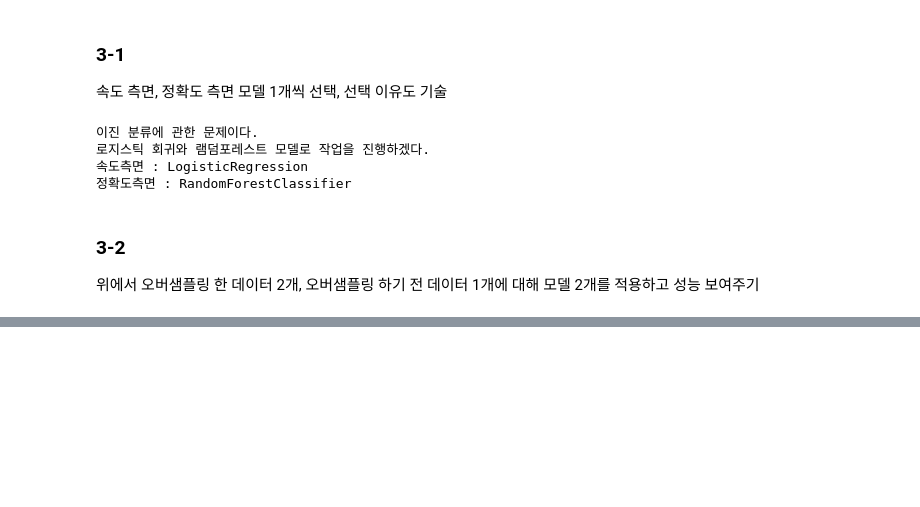
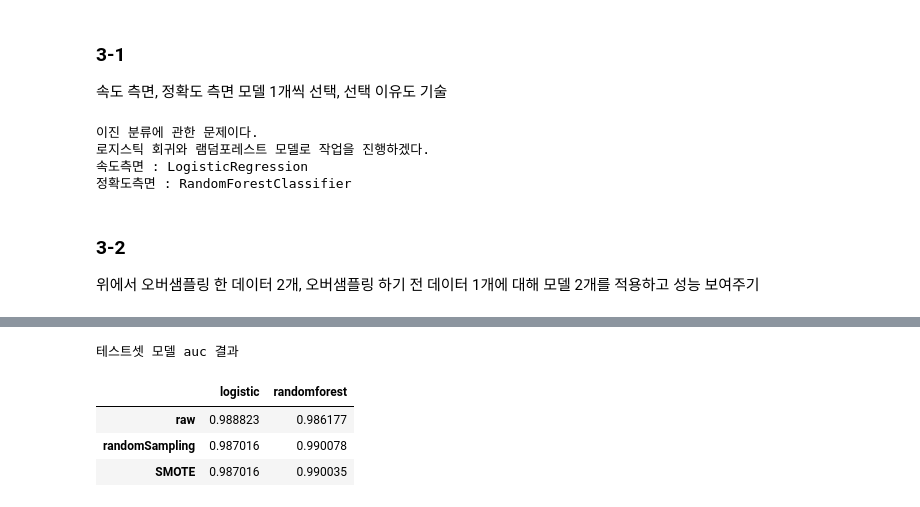
Before and after one commit to johyunkang/adp_certificate, a Jupyter notebook: adp_23_1.ipynb, the cells around one changed output, grey strips where cells are left out. Cells and saved outputs as stored; diff of their text form; code cells hidden in the pictures; blank space fills up the shorter version.

```diff
--- a/adp_23_1.ipynb
+++ b/adp_23_1.ipynb
@@ -473,0 +479,10 @@ result_auc_train
+# %%
+print('\n\n테스트셋 모델 auc 결과')
+result_auc_tests = pd.DataFrame(result_auc_test, index=['raw', 'randomSampling', 'SMOTE'], columns=['logistic', 'randomforest'])
+display(result_auc_tests)
+# %% [output]
+테스트셋 모델 auc 결과
+|  | logistic | randomforest |
+| raw | 0.988823 | 0.986177 |
+| randomSampling | 0.987016 | 0.990078 |
+| SMOTE | 0.987016 | 0.990035 |
```
Also changed, not shown: parts of 6 cells of this notebook.
